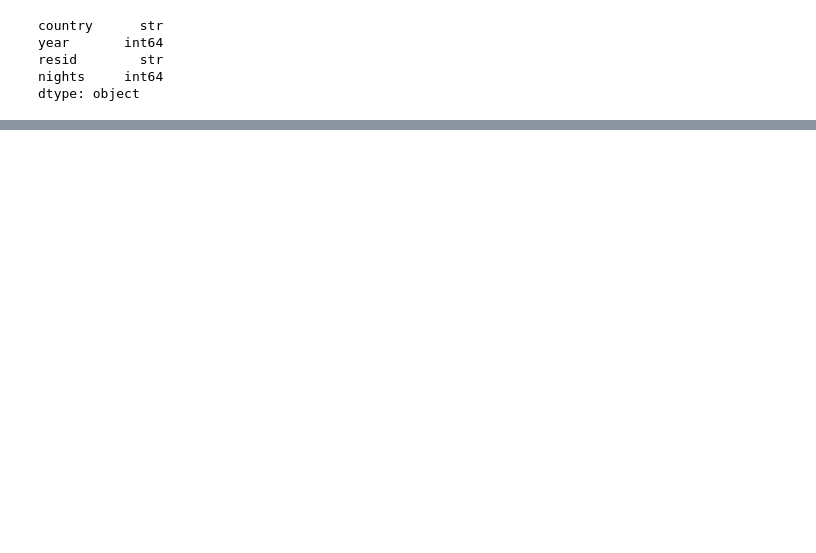
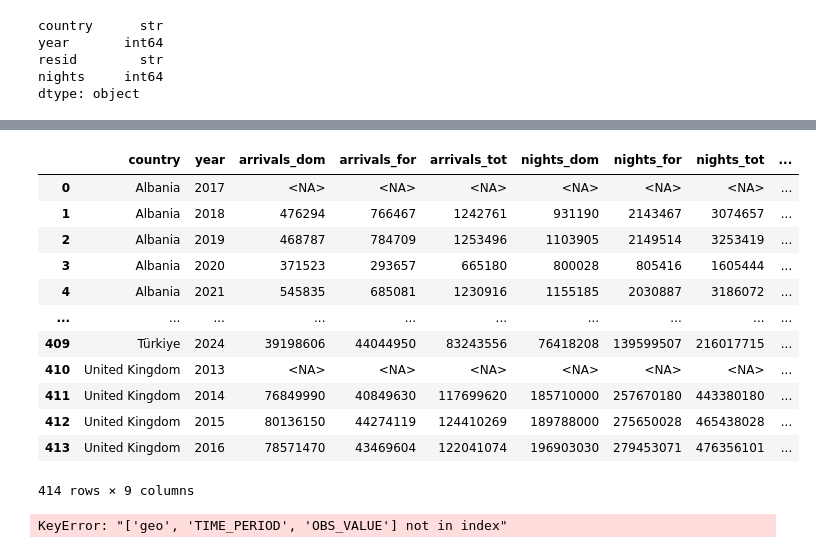
Before and after one commit to RuggeroF/project_work, a Jupyter notebook: code/pw1.ipynb, the cells around one changed output, grey strips where cells are left out. Cells and saved outputs as stored; diff of their text form; code cells hidden in the pictures; blank space fills up the shorter version.

Commit message:
aggiunto .csv night_cost e purpose

```diff
--- a/code/pw1.ipynb
+++ b/code/pw1.ipynb
@@ -293,0 +304,8 @@ print(nights_wide.isna().sum())
+# %%
+tourism = arrivals_wide.merge(
+nights_wide,
+on=["country", "year"],
+how="outer"
+)
+
+tourism
@@ -293,0 +326,24 @@ print(nights_wide.isna().sum())
+# %%
+costs = pd.read_csv("../res/tin00196_linear.csv")
+# %%
+# Tieni solo le colonne utili
+costs = costs[["geo", "TIME_PERIOD", "OBS_VALUE"]]
+
+# Rinomina
+costs = costs.rename(columns={
+    "geo": "country",
+    "TIME_PERIOD": "year",
+    "OBS_VALUE": "night_cost"
+})
+
+# Ordina
+costs = costs.sort_values(
+    by=["country", "year"]
+).reset_index(drop=True)
+# %%
+costs = costs[
+    costs["country"] != "European Union - 27 countries (from 2020)"
+].reset_index(drop=True)
+
+print(costs.to_string())
+costs.dtypes
@@ -293,0 +372,22 @@ print(nights_wide.isna().sum())
+# %%
+tourism = tourism.merge(
+costs,
+on=["country", "year"],
+how="outer"
+)
+
+tourism
+# %% [output]
+|  | country | year | arrivals_dom | arrivals_for | arrivals_tot | nights_dom | nights_for | nights_tot | ... |
+| 0 | Albania | 2017 | <NA> | <NA> | <NA> | <NA> | <NA> | <NA> | ... |
+| 1 | Albania | 2018 | 476294 | 766467 | 1242761 | 931190 | 2143467 | 3074657 | ... |
+| 2 | Albania | 2019 | 468787 | 784709 | 1253496 | 1103905 | 2149514 | 3253419 | ... |
+| 3 | Albania | 2020 | 371523 | 293657 | 665180 | 800028 | 805416 | 1605444 | ... |
+| 4 | Albania | 2021 | 545835 | 685081 | 1230916 | 1155185 | 2030887 | 3186072 | ... |
+| ... | ... | ... | ... | ... | ... | ... | ... | ... | ... |
+| 409 | Türkiye | 2024 | 39198606 | 44044950 | 83243556 | 76418208 | 139599507 | 216017715 | ... |
+| 410 | United Kingdom | 2013 | <NA> | <NA> | <NA> | <NA> | <NA> | <NA> | ... |
+| 411 | United Kingdom | 2014 | 76849990 | 40849630 | 117699620 | 185710000 | 257670180 | 443380180 | ... |
+| 412 | United Kingdom | 2015 | 80136150 | 44274119 | 124410269 | 189788000 | 275650028 | 465438028 | ... |
+| 413 | United Kingdom | 2016 | 78571470 | 43469604 | 122041074 | 196903030 | 279453071 | 476356101 | ... |
+414 rows × 9 columns
@@ -293,0 +396,18 @@ print(nights_wide.isna().sum())
+# %%
+# Tieni solo le colonne utili
+purpose = purpose[["purpose", "geo", "TIME_PERIOD", "OBS_VALUE"]]
+
+# Rinomina
+purpose = purpose.rename(columns={
+    "purpose": "purpose",
+    "geo": "country",
+    "TIME_PERIOD": "year",
+    "OBS_VALUE": "night_cost"
+})
+
+# Ordina
+purpose = purpose.sort_values(
+    by=["country", "year"]
+).reset_index(drop=True)
+# %% [output]
+KeyError: "['geo', 'TIME_PERIOD', 'OBS_VALUE'] not in index"
```
Also changed, not shown: parts of 15 cells of this notebook, 2 other files.
